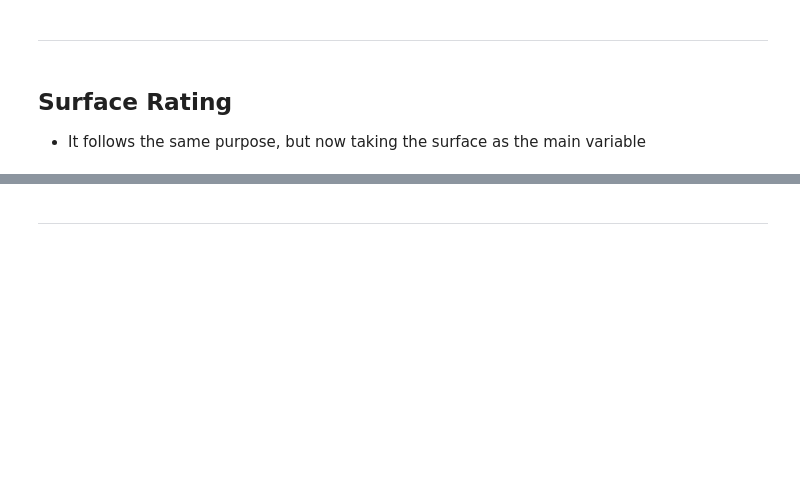
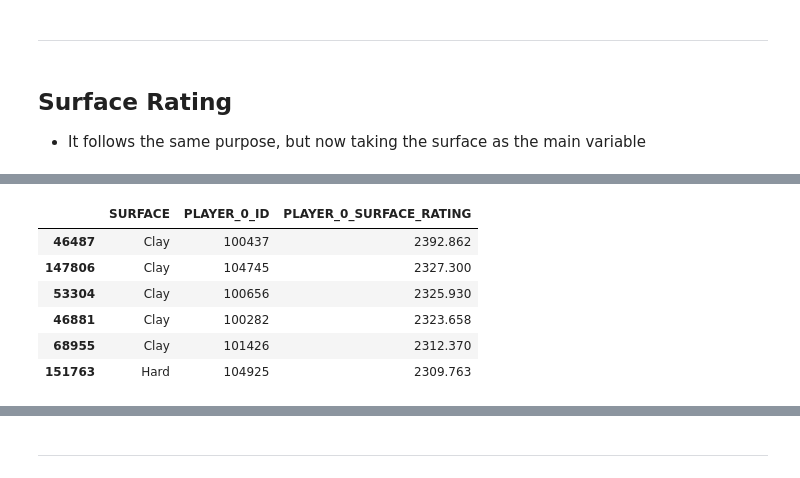
Before and after one commit to PauloRugani/atp-match-predictor, a Jupyter notebook: notebooks/3_feature_engineering.ipynb, the cells around one changed output, grey strips where cells are left out. Cells and saved outputs as stored; diff of their text form; code cells hidden in the pictures; blank space fills up the shorter version.

```diff
--- a/notebooks/3_feature_engineering.ipynb
+++ b/notebooks/3_feature_engineering.ipynb
@@ -230,0 +248,13 @@ with open(json_file_path, 'w') as json_file:
+# %%
+df[['SURFACE', 'PLAYER_0_ID', 'PLAYER_0_SURFACE_RATING']] \
+    .sort_values(by='PLAYER_0_SURFACE_RATING', ascending=False) \
+    .drop_duplicates(subset='PLAYER_0_ID') \
+    .head(6)
+# %% [output]
+|  | SURFACE | PLAYER_0_ID | PLAYER_0_SURFACE_RATING |
+| 46487 | Clay | 100437 | 2392.862 |
+| 147806 | Clay | 104745 | 2327.300 |
+| 53304 | Clay | 100656 | 2325.930 |
+| 46881 | Clay | 100282 | 2323.658 |
+| 68955 | Clay | 101426 | 2312.370 |
+| 151763 | Hard | 104925 | 2309.763 |
```
Also changed, not shown: parts of 20 cells of this notebook, 2 other files.
